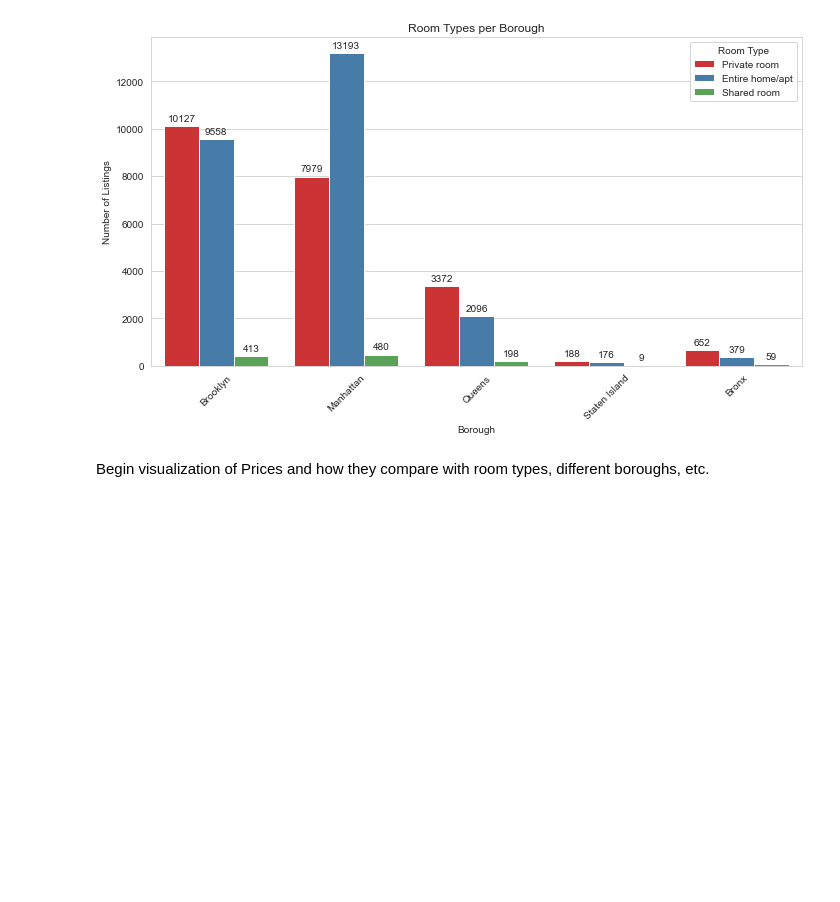
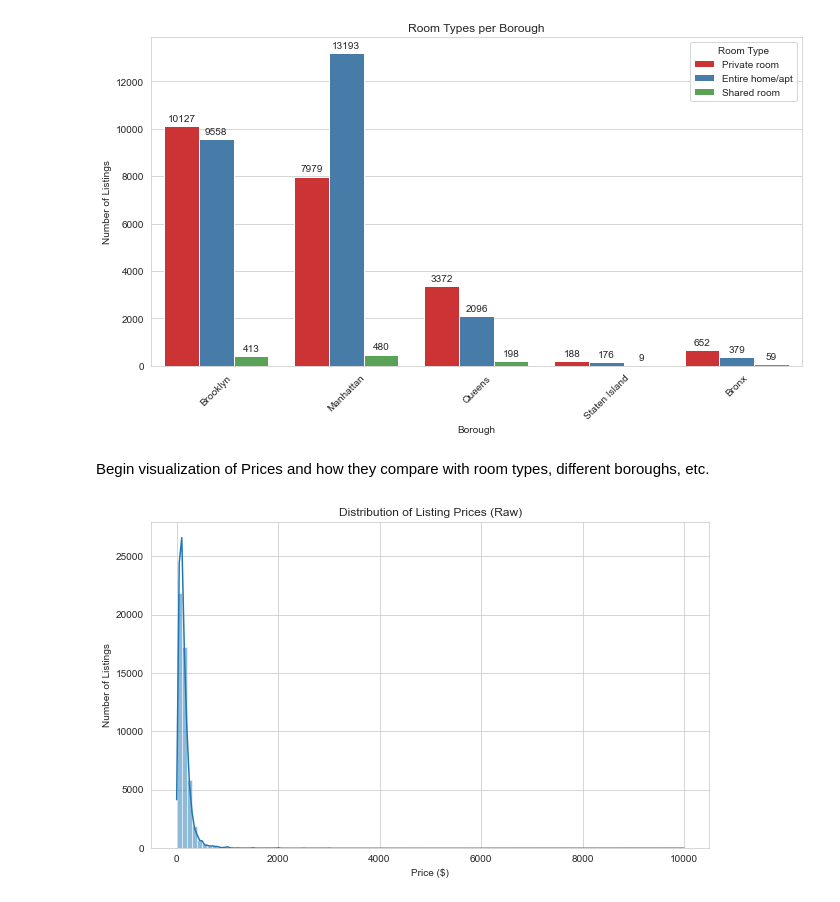
Before and after one commit to mrawlin6/AirBNB_Listings, a Jupyter notebook: AirBNB_DATA/AirBNB_EDA.ipynb, the cells around one changed output. Saved outputs shown, nothing was run; the diff lists cells and outputs as text; code cells hidden in the pictures; blank space fills up the shorter version.

```diff
--- a/AirBNB_DATA/AirBNB_EDA.ipynb
+++ b/AirBNB_DATA/AirBNB_EDA.ipynb
@@ -333,3 +360,13 @@ plt.show()
 [figure]
 # %% [markdown]
 Begin visualization of Prices and how they compare with room types, different boroughs, etc.
+# %%
+# Visualize the raw price distribution
+plt.figure(figsize=(10,6))
+sns.histplot(airbnb_df['price'], bins=100, kde=True)
+plt.title('Distribution of Listing Prices (Raw)')
+plt.xlabel('Price ($)')
+plt.ylabel('Number of Listings')
+plt.show()
+# %% [output]
+[figure, added]
```
Also changed, not shown: parts of 6 cells of this notebook.
